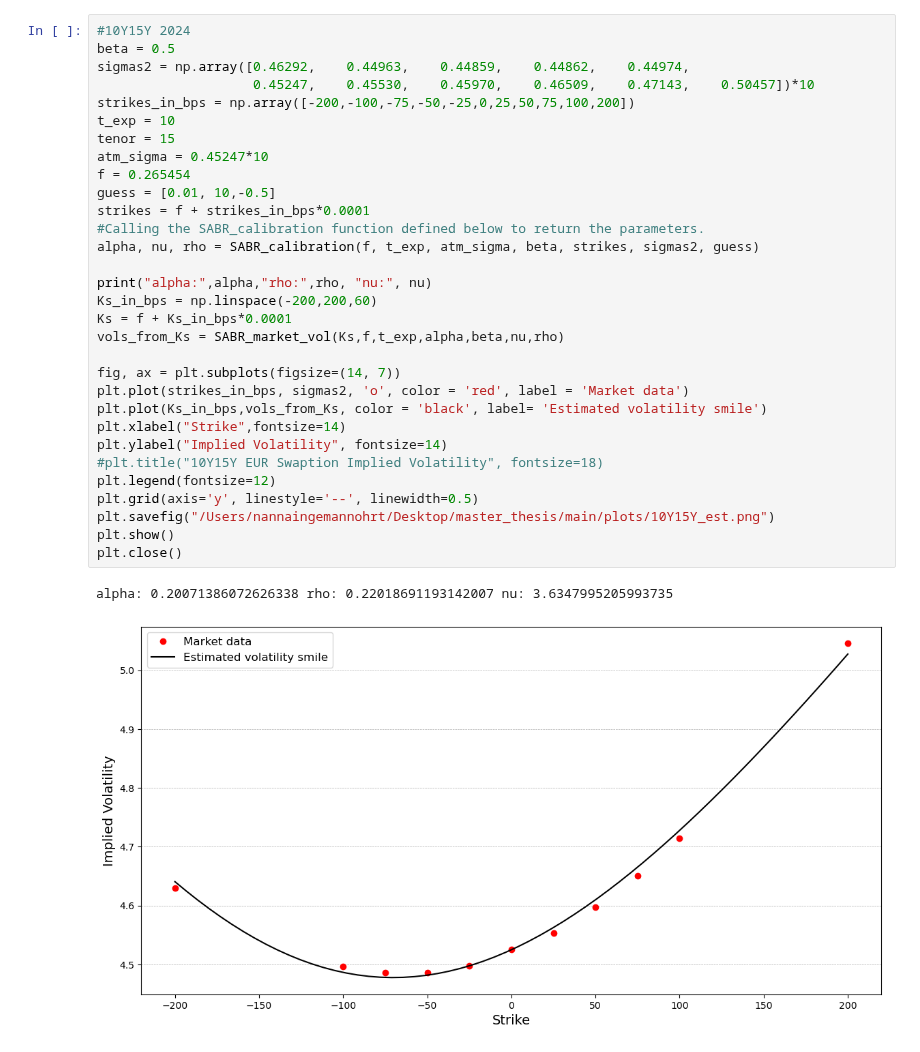
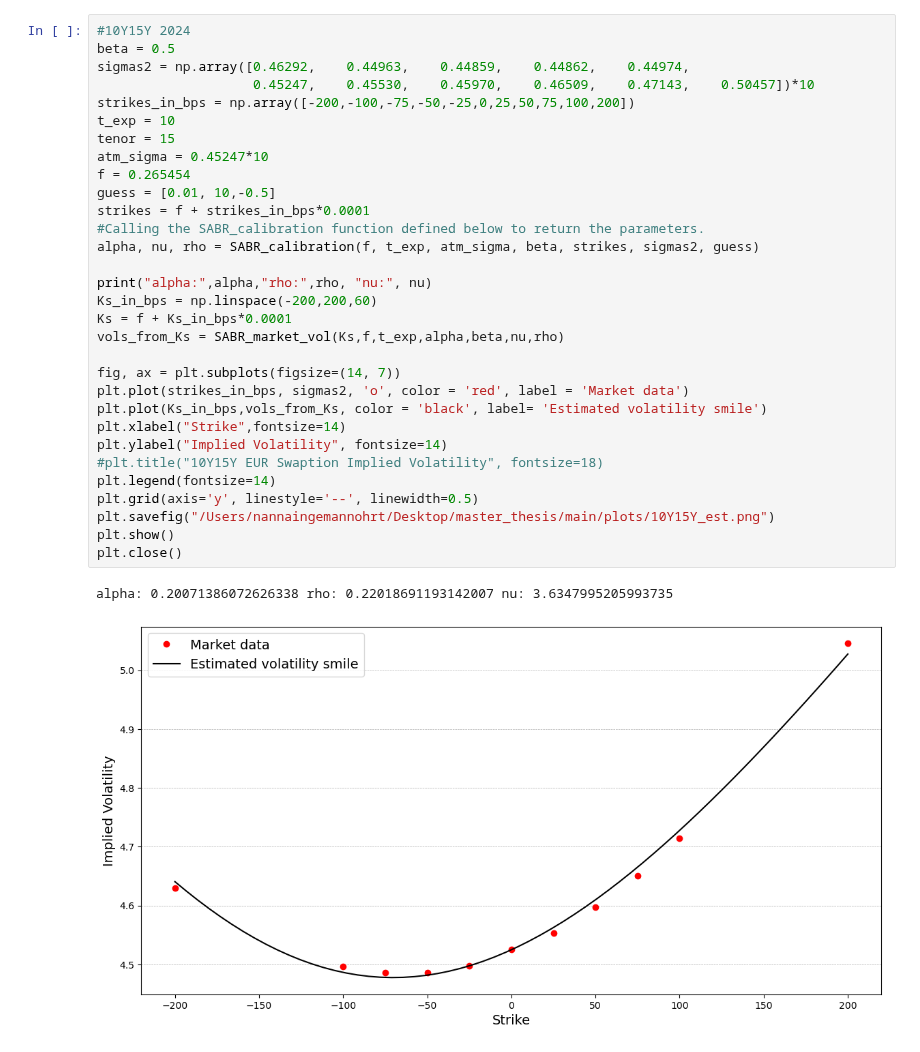
Before and after one commit to NannaOhrt/master_thesis, a Jupyter notebook: main/code/cal_parm_SABR.ipynb, the cells around one changed output. Saved outputs shown, nothing was run; the diff lists cells and outputs as text.

```diff
--- a/main/code/cal_parm_SABR.ipynb
+++ b/main/code/cal_parm_SABR.ipynb
@@ -149,35 +149,35 @@ alpha: 0.1939409562543678 rho: 0.20480359600907852 nu: 3.5607729718760908
 beta = 0.5
 sigmas2 = np.array([0.46292,	0.44963,	0.44859,	0.44862,	0.44974,
                     0.45247,	0.45530,	0.45970,	0.46509,	0.47143,	0.50457])*10
 strikes_in_bps = np.array([-200,-100,-75,-50,-25,0,25,50,75,100,200])
 t_exp = 10
 tenor = 15
 atm_sigma = 0.45247*10
 f = 0.265454
 guess = [0.01, 10,-0.5]
 strikes = f + strikes_in_bps*0.0001
 #Calling the SABR_calibration function defined below to return the parameters.
 alpha, nu, rho = SABR_calibration(f, t_exp, atm_sigma, beta, strikes, sigmas2, guess)
 
 print("alpha:",alpha,"rho:",rho, "nu:", nu)
 Ks_in_bps = np.linspace(-200,200,60)
 Ks = f + Ks_in_bps*0.0001
 vols_from_Ks = SABR_market_vol(Ks,f,t_exp,alpha,beta,nu,rho)
 
 fig, ax = plt.subplots(figsize=(14, 7))
 plt.plot(strikes_in_bps, sigmas2, 'o', color = 'red', label = 'Market data')
 plt.plot(Ks_in_bps,vols_from_Ks, color = 'black', label= 'Estimated volatility smile')
 plt.xlabel("Strike",fontsize=14)
 plt.ylabel("Implied Volatility", fontsize=14)
 #plt.title("10Y15Y EUR Swaption Implied Volatility", fontsize=18)
-plt.legend(fontsize=12)
+plt.legend(fontsize=14)
 plt.grid(axis='y', linestyle='--', linewidth=0.5)
 plt.savefig("/Users/nannaingemannohrt/Desktop/master_thesis/main/plots/10Y15Y_est.png")
 plt.show()
 plt.close()
 # %% [output]
 alpha: 0.20071386072626338 rho: 0.22018691193142007 nu: 3.6347995205993735
-[figure, old version]
+[figure, new version]
 # %%
 #10Y12Y 2024
 beta = 0.5
```
Also changed, not shown: parts of 9 cells of this notebook, 14 other files.
